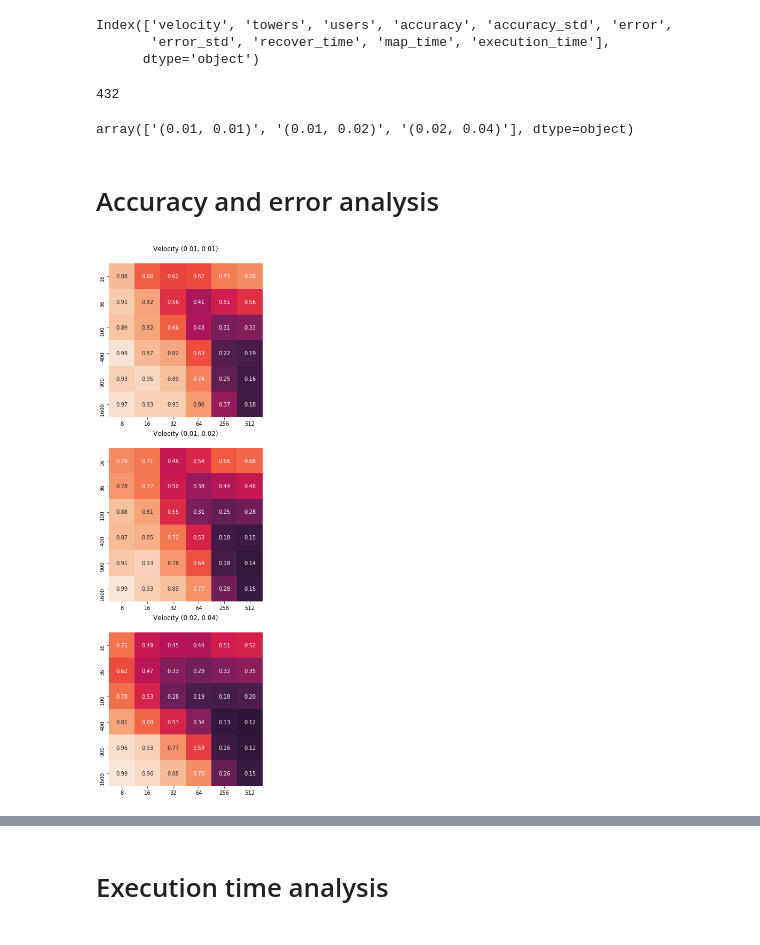
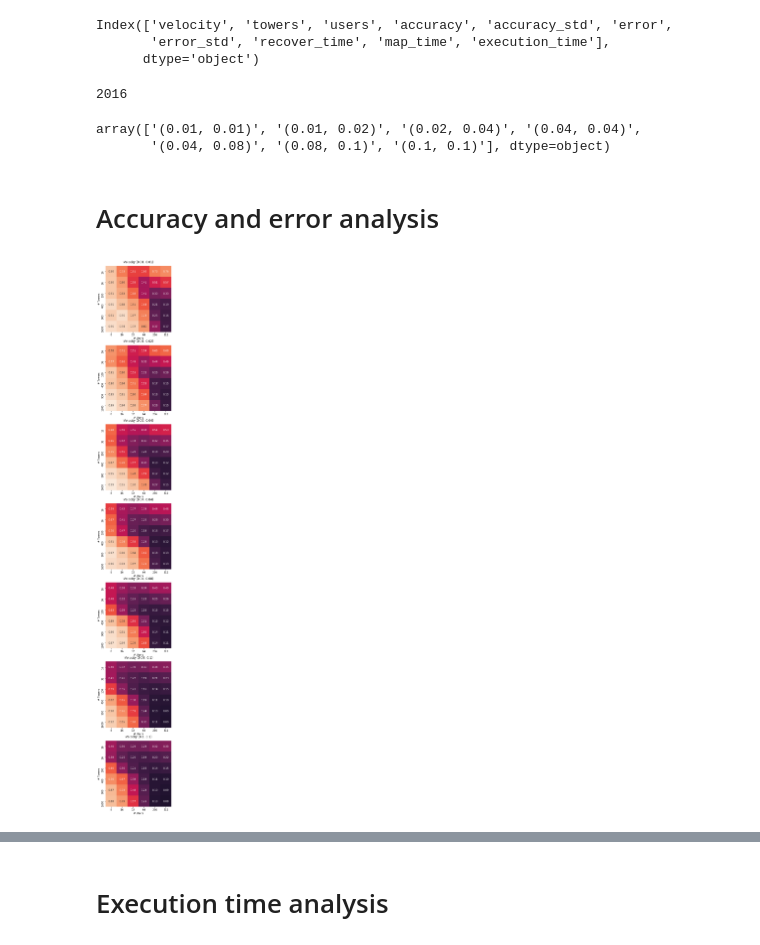
Before and after one commit to leopiney/tscf, a Jupyter notebook: evaluation-results-analysis.ipynb, the cells around one changed output, grey strips where cells are left out. Saved outputs shown, nothing was run; the diff lists cells and outputs as text; code cells hidden in the pictures.

```diff
--- a/evaluation-results-analysis.ipynb
+++ b/evaluation-results-analysis.ipynb
@@ -16,3 +7,11 @@ df_eval = pd.concat([
+# %%
+model = 'random_direction'
+method = 'mean'
+
+df_eval = pd.concat([
+    pd.read_csv(f'evaluate/evaluate_{model}_{i}.csv')
+    for i in range(3, 19)
+])
 # %%
 df_eval.columns
 # %% [output]
@@ -22,17 +21,18 @@ Index(['velocity', 'towers', 'users', 'accuracy', 'accuracy_std', 'error',
 # %%
 len(df_eval)
 # %% [output]
-432
+2016
 # %%
-df_eval = df_eval.groupby(['velocity', 'towers', 'users']).mean().reset_index()
+df_eval = getattr(df_eval.groupby(['velocity', 'towers', 'users']), method)().reset_index()
 # %%
 df_eval.velocity.unique()
 # %% [output]
-array(['(0.01, 0.01)', '(0.01, 0.02)', '(0.02, 0.04)'], dtype=object)
+array(['(0.01, 0.01)', '(0.01, 0.02)', '(0.02, 0.04)', '(0.04, 0.04)',
+       '(0.04, 0.08)', '(0.08, 0.1)', '(0.1, 0.1)'], dtype=object)
 # %% [markdown]
 # Accuracy and error analysis
 # %%
-def plot_heatmap(vel_restriction=0.005, metric='accuracy', ax=None, vmin=None, vmax=None, cbar=True, title=''):
+def plot_heatmap(vel_restriction, metric='accuracy', ax=None, vmin=None, vmax=None, cbar=True, title=''):
     df = df_eval[df_eval.velocity == vel_restriction]
 
     n_tower_values = len(df.towers.unique())
@@ -51,23 +51,24 @@ def plot_heatmap(vel_restriction=0.005, metric='accuracy', ax=None, vmin=None, v
         annot=True,
     )
 
-    ax.set_title(title, pad=24)
+    ax.set(xlabel='# Users', ylabel='# Towers')
+    ax.set_title(title, pad=12)
 # %%
 n_velocity_values = len(df_eval.velocity.unique())
-fig, axes = plt.subplots(nrows=n_velocity_values, ncols=1, figsize=(8, 18))
+fig, axes = plt.subplots(nrows=n_velocity_values, ncols=1, figsize=(8, 40))
 
 for i, vel in enumerate(df_eval.velocity.unique()):
     plot_heatmap(
         vel_restriction=vel,
         title=f'Velocity {vel}',
         metric='accuracy',
         ax=axes[i],
         vmin=0,
         vmax=1,
         cbar=False)
 
 plt.savefig(f'./accuracy_{model}.png', dpi=300)
 # %% [output]
-[figure, old version]
+[figure, new version]
 # %%
 n_velocity_values = len(df_eval.velocity.unique())
```
Also changed, not shown: parts of 3 cells of this notebook, 21 other files.
